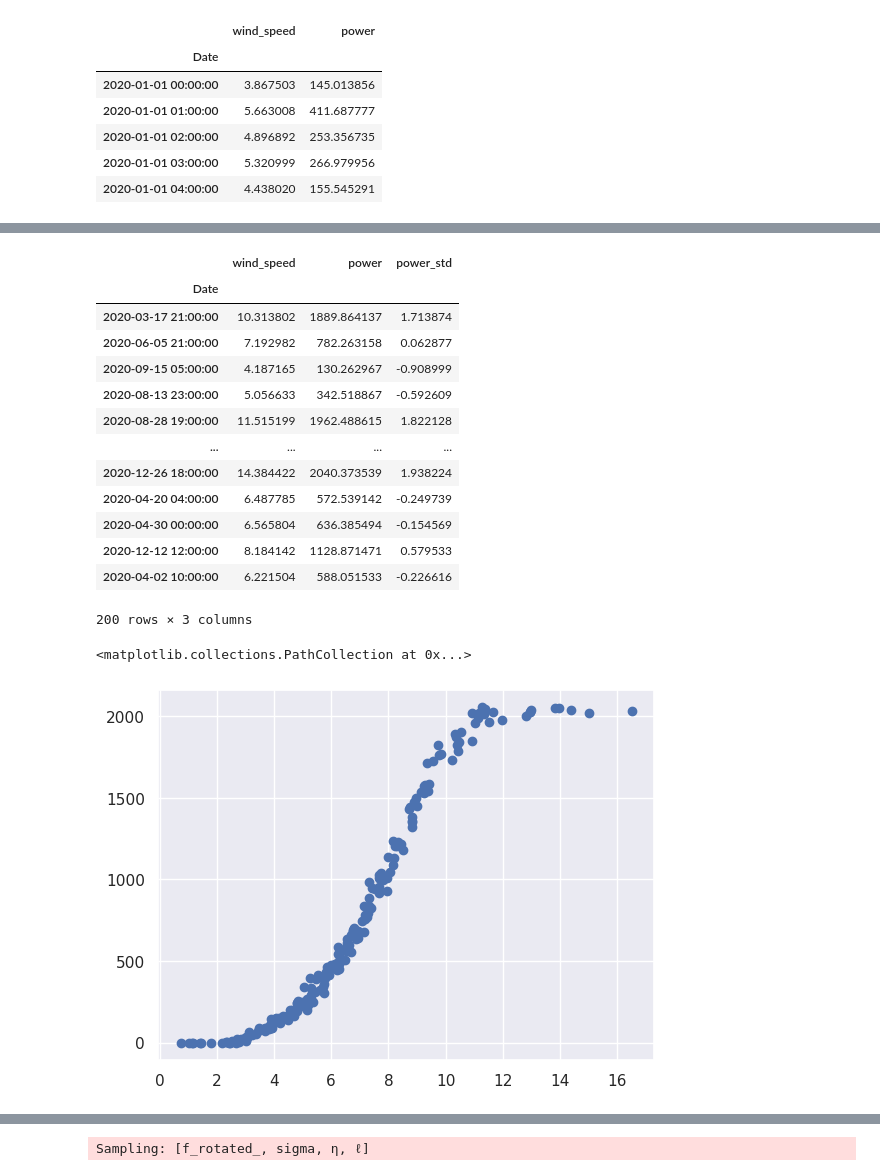
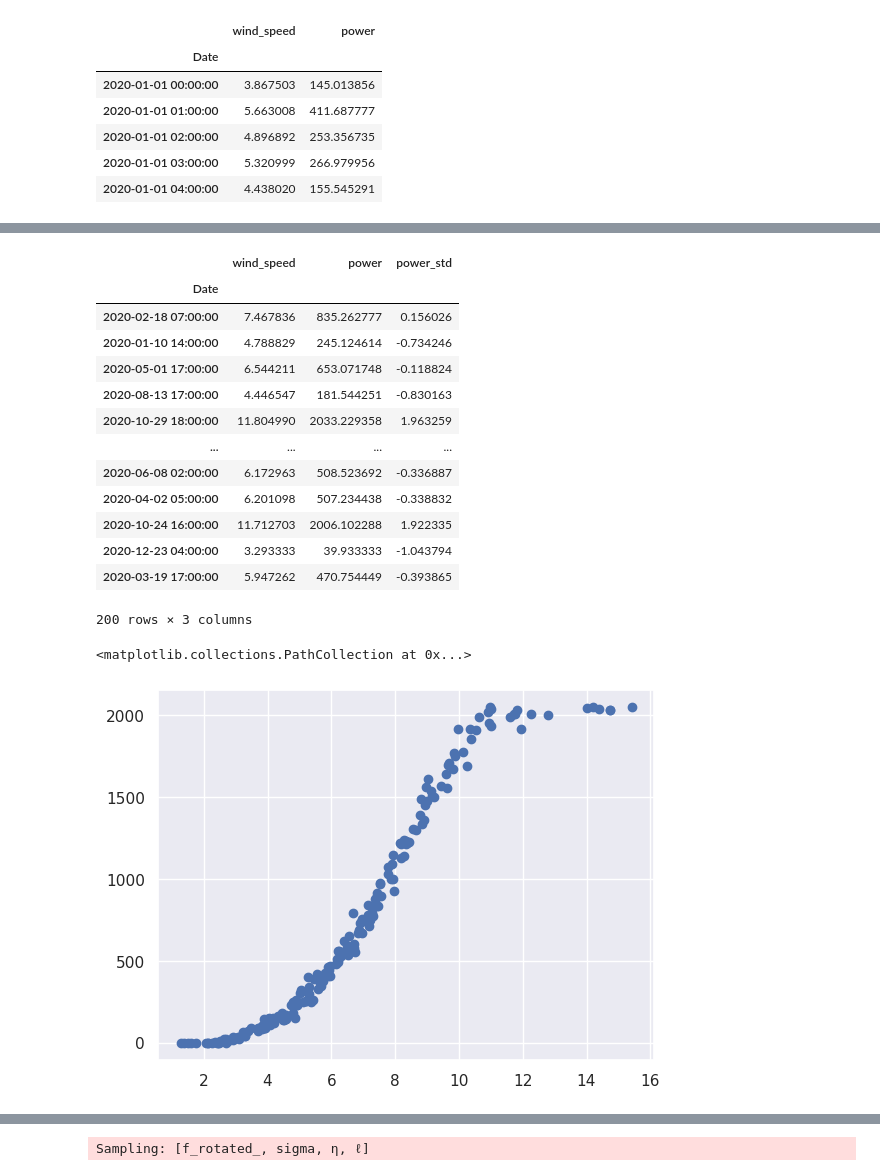
Before and after one commit to camirmas/REStats, a Jupyter notebook: REStats/notebooks/power_curve.ipynb, the cells around one changed output, grey strips where cells are left out. Saved outputs shown, nothing was run; the diff lists cells and outputs as text; code cells hidden in the pictures.

```diff
--- a/REStats/notebooks/power_curve.ipynb
+++ b/REStats/notebooks/power_curve.ipynb
@@ -21,6 +22,9 @@ SAVE_FIGS = True
 # %%
 wt = load_SCADA(2020)
 # %%
+cut_out = 18 # TODO: infer
 wt_train = wt[["wind_speed", "power"]]
 wt_train = wt_train.resample("H").mean()
 wt_train.head()
+
+wt_train = wt_train[wt_train.wind_speed <= cut_out]
@@ -40,7 +36,7 @@ def filter_outliers(group):
     filtered = group.query('(@q1 - 1.5 * @iqr) <= power <= (@q3 + 1.5 * @iqr)')
     return filtered
 
-wt_bins = np.arange(0, 25, .5)
+wt_bins = np.arange(0, 18, .5)
 wt_groups = wt_train.groupby(pd.cut(wt_train.wind_speed, wt_bins))
 wt_filtered = wt_groups.apply(filter_outliers)
 wt_filtered.index = wt_filtered.index.droplevel()
@@ -81,29 +99,29 @@ wt.head()
 # %%
 kbd = KBinsDiscretizer(n_bins=20, encode="ordinal")
 bins = kbd.fit_transform(wt_filtered.wind_speed.to_numpy()[:, None])
 
-train, _ = train_test_split(wt_filtered, stratify=bins, train_size=200, random_state=1)
+train, test = train_test_split(wt_filtered, stratify=bins, train_size=200, test_size=200, random_state=1)
 
 train["power_std"] = (train.power - train.power.mean())/train.power.std()
 
 train
 # %% [output]
 |  | wind_speed | power | power_std |
 | Date |  |  |  |
-| 2020-03-17 21:00:00 | 10.313802 | 1889.864137 | 1.713874 |
-| 2020-06-05 21:00:00 | 7.192982 | 782.263158 | 0.062877 |
-| 2020-09-15 05:00:00 | 4.187165 | 130.262967 | -0.908999 |
-| 2020-08-13 23:00:00 | 5.056633 | 342.518867 | -0.592609 |
-| 2020-08-28 19:00:00 | 11.515199 | 1962.488615 | 1.822128 |
+| 2020-02-18 07:00:00 | 7.467836 | 835.262777 | 0.156026 |
+| 2020-01-10 14:00:00 | 4.788829 | 245.124614 | -0.734246 |
+| 2020-05-01 17:00:00 | 6.544211 | 653.071748 | -0.118824 |
+| 2020-08-13 17:00:00 | 4.446547 | 181.544251 | -0.830163 |
+| 2020-10-29 18:00:00 | 11.804990 | 2033.229358 | 1.963259 |
 | ... | ... | ... | ... |
-| 2020-12-26 18:00:00 | 14.384422 | 2040.373539 | 1.938224 |
-| 2020-04-20 04:00:00 | 6.487785 | 572.539142 | -0.249739 |
-| 2020-04-30 00:00:00 | 6.565804 | 636.385494 | -0.154569 |
-| 2020-12-12 12:00:00 | 8.184142 | 1128.871471 | 0.579533 |
-| 2020-04-02 10:00:00 | 6.221504 | 588.051533 | -0.226616 |
+| 2020-06-08 02:00:00 | 6.172963 | 508.523692 | -0.336887 |
+| 2020-04-02 05:00:00 | 6.201098 | 507.234438 | -0.338832 |
+| 2020-10-24 16:00:00 | 11.712703 | 2006.102288 | 1.922335 |
+| 2020-12-23 04:00:00 | 3.293333 | 39.933333 | -1.043794 |
+| 2020-03-19 17:00:00 | 5.947262 | 470.754449 | -0.393865 |
 200 rows × 3 columns
 # %%
 plt.scatter(train.wind_speed, train.power)
 # %% [output]
 <matplotlib.collections.PathCollection at 0x...>
-[figure, old version]
+[figure, new version]
```
Also changed, not shown: parts of 20 cells of this notebook.
